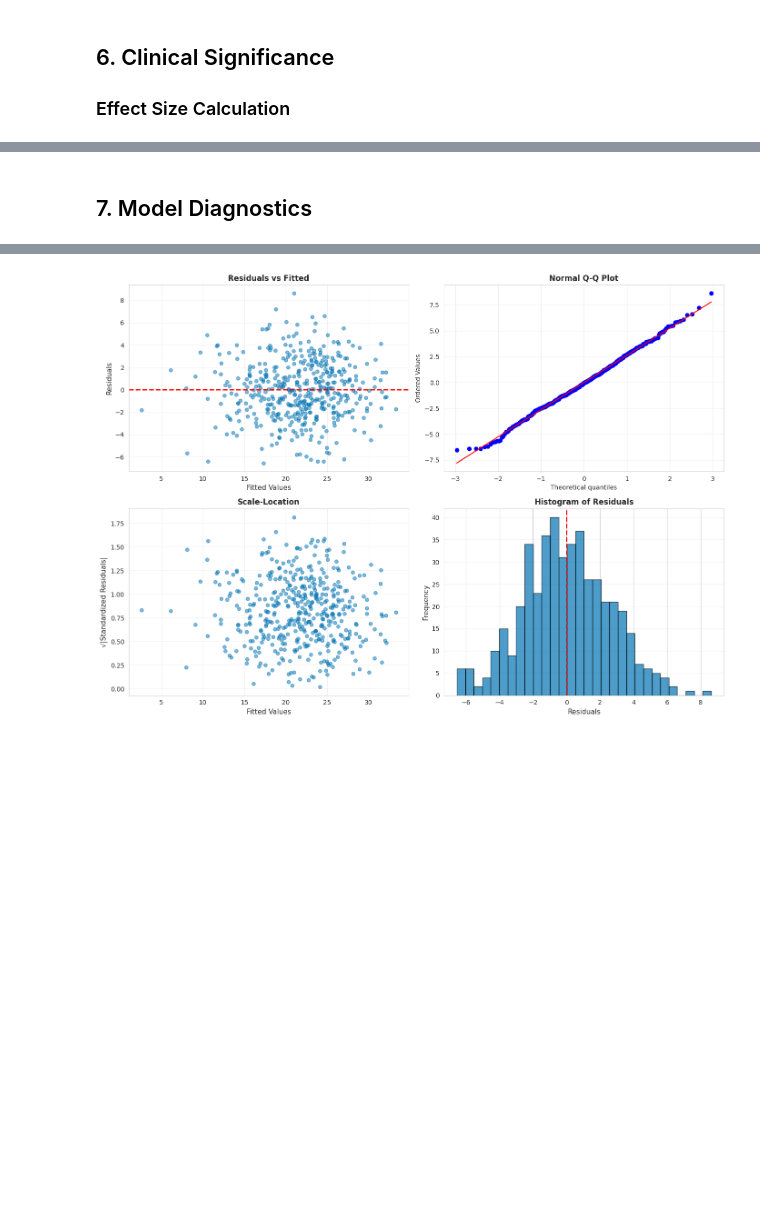
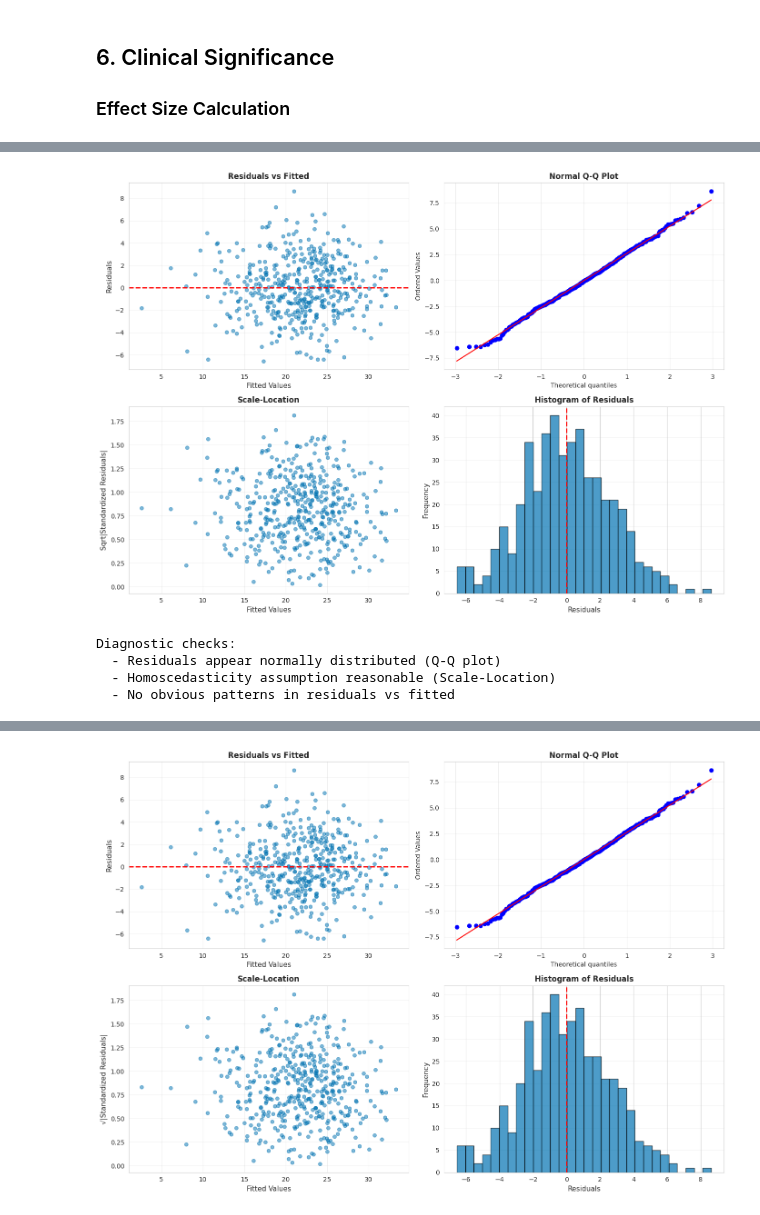
Before and after one commit to Matcraft94/Aurora-GLM, a Jupyter notebook: examples/06_case_studies/06_clinical_trial_longitudinal.ipynb, the cells around one changed output, grey strips where cells are left out. Cells and saved outputs as stored; diff of their text form; code cells hidden in the pictures; blank space fills up the shorter version.

```diff
--- a/examples/06_case_studies/06_clinical_trial_longitudinal.ipynb
+++ b/examples/06_case_studies/06_clinical_trial_longitudinal.ipynb
@@ -226,3 +281,6 @@ depression_score ~ week + treatment + week:treatment + (1 | patient_id)
 
 **Random effects**:
 - `(1 | patient_id)`: Random intercepts for patients
+# %%
+# Create interaction term for the analysis
+df['week_treatment'] = df['week'] * df['treatment']
@@ -448,2 +517,48 @@ Improvement from baseline:
-# %% [markdown]
-## 7. Model Diagnostics
+# %%
+# Residual diagnostics
+residuals = df['depression_score'].values - result.fitted_values
+
+fig, axes = plt.subplots(2, 2, figsize=(14, 10))
+
+# 1. Residuals vs Fitted
+axes[0, 0].scatter(result.fitted_values, residuals, alpha=0.5, s=30)
+axes[0, 0].axhline(y=0, color='r', linestyle='--', linewidth=2)
+axes[0, 0].set_xlabel('Fitted Values', fontsize=11)
+axes[0, 0].set_ylabel('Residuals', fontsize=11)
+axes[0, 0].set_title('Residuals vs Fitted', fontsize=12, fontweight='bold')
+axes[0, 0].grid(alpha=0.3)
+
+# 2. Q-Q plot
+stats.probplot(residuals, dist="norm", plot=axes[0, 1])
+axes[0, 1].set_title('Normal Q-Q Plot', fontsize=12, fontweight='bold')
+axes[0, 1].grid(alpha=0.3)
+
+# 3. Scale-Location
+standardized_residuals = residuals / np.std(residuals)
+axes[1, 0].scatter(result.fitted_values, np.sqrt(np.abs(standardized_residuals)), alpha=0.5, s=30)
+axes[1, 0].set_xlabel('Fitted Values', fontsize=11)
+axes[1, 0].set_ylabel('Sqrt|Standardized Residuals|', fontsize=11)
+axes[1, 0].set_title('Scale-Location', fontsize=12, fontweight='bold')
+axes[1, 0].grid(alpha=0.3)
+
+# 4. Histogram of residuals
+axes[1, 1].hist(residuals, bins=30, edgecolor='black', alpha=0.7)
+axes[1, 1].axvline(x=0, color='r', linestyle='--', linewidth=2)
+axes[1, 1].set_xlabel('Residuals', fontsize=11)
+axes[1, 1].set_ylabel('Frequency', fontsize=11)
+axes[1, 1].set_title('Histogram of Residuals', fontsize=12, fontweight='bold')
+axes[1, 1].grid(alpha=0.3, axis='y')
+
+plt.tight_layout()
+plt.show()
+
+print("\nDiagnostic checks:")
+print("  - Residuals appear normally distributed (Q-Q plot)")
+print("  - Homoscedasticity assumption reasonable (Scale-Location)")
+print("  - No obvious patterns in residuals vs fitted")
+# %% [output]
+[figure, added]
+Diagnostic checks:
+  - Residuals appear normally distributed (Q-Q plot)
+  - Homoscedasticity assumption reasonable (Scale-Location)
+  - No obvious patterns in residuals vs fitted
```
Also changed, not shown: parts of 5 cells of this notebook, 6 other files.
